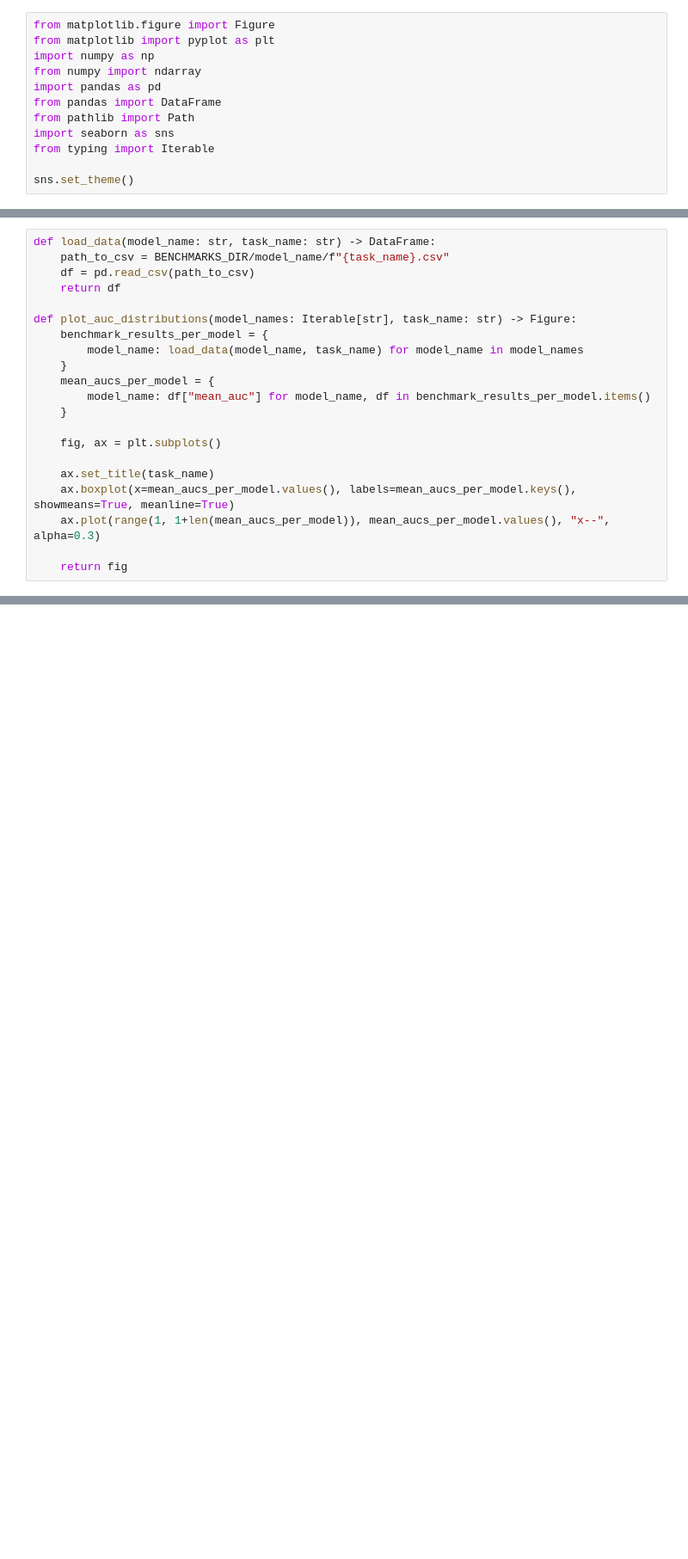
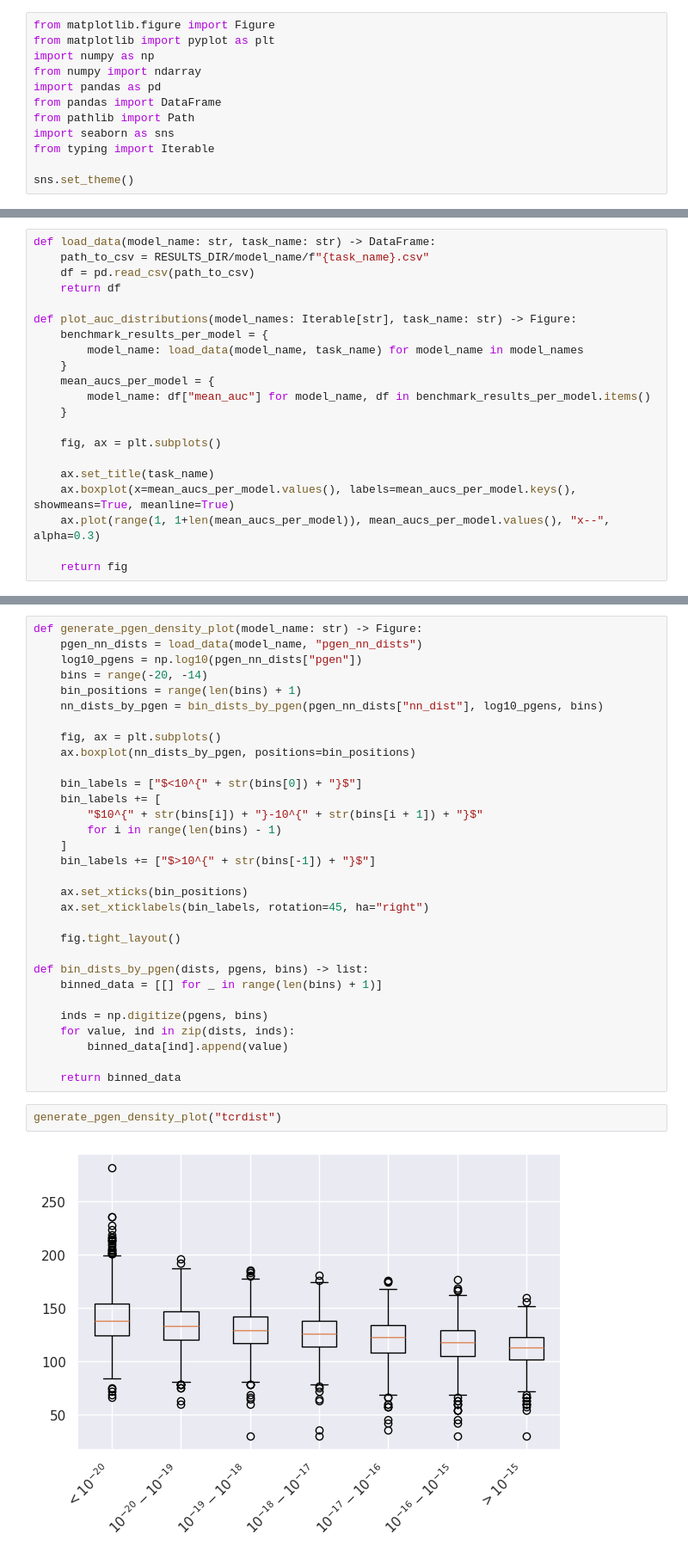
Before and after one commit to yutanagano/sceptr_publication_analyses, a Jupyter notebook: notebooks/plot_generation.ipynb, the cells around one changed output, grey strips where cells are left out. Shown: that part at 86% size. Saved outputs shown, nothing was run; the diff lists cells and outputs as text; blank space fills up the shorter version.

```diff
--- a/notebooks/plot_generation.ipynb
+++ b/notebooks/plot_generation.ipynb
@@ -16,6 +41,6 @@ BENCHMARKS_DIR = PROJECT_ROOT/"benchmarks"
 # %%
 def load_data(model_name: str, task_name: str) -> DataFrame:
-    path_to_csv = BENCHMARKS_DIR/model_name/f"{task_name}.csv"
+    path_to_csv = RESULTS_DIR/model_name/f"{task_name}.csv"
     df = pd.read_csv(path_to_csv)
     return df
 
@@ -96,0 +96,35 @@ figs = {
+# %%
+def generate_pgen_density_plot(model_name: str) -> Figure:
+    pgen_nn_dists = load_data(model_name, "pgen_nn_dists")
+    log10_pgens = np.log10(pgen_nn_dists["pgen"])
+    bins = range(-20, -14)
+    bin_positions = range(len(bins) + 1)
+    nn_dists_by_pgen = bin_dists_by_pgen(pgen_nn_dists["nn_dist"], log10_pgens, bins)
+
+    fig, ax = plt.subplots()
+    ax.boxplot(nn_dists_by_pgen, positions=bin_positions)
+
+    bin_labels = ["$<10^{" + str(bins[0]) + "}$"]
+    bin_labels += [
+        "$10^{" + str(bins[i]) + "}-10^{" + str(bins[i + 1]) + "}$"
+        for i in range(len(bins) - 1)
+    ]
+    bin_labels += ["$>10^{" + str(bins[-1]) + "}$"]
+
+    ax.set_xticks(bin_positions)
+    ax.set_xticklabels(bin_labels, rotation=45, ha="right")
+
+    fig.tight_layout()
+
+def bin_dists_by_pgen(dists, pgens, bins) -> list:
+    binned_data = [[] for _ in range(len(bins) + 1)]
+
+    inds = np.digitize(pgens, bins)
+    for value, ind in zip(dists, inds):
+        binned_data[ind].append(value)
+
+    return binned_data
+# %%
+generate_pgen_density_plot("tcrdist")
+# %% [output]
+[figure, added]
```
Also changed, not shown: parts of 7 cells of this notebook.
